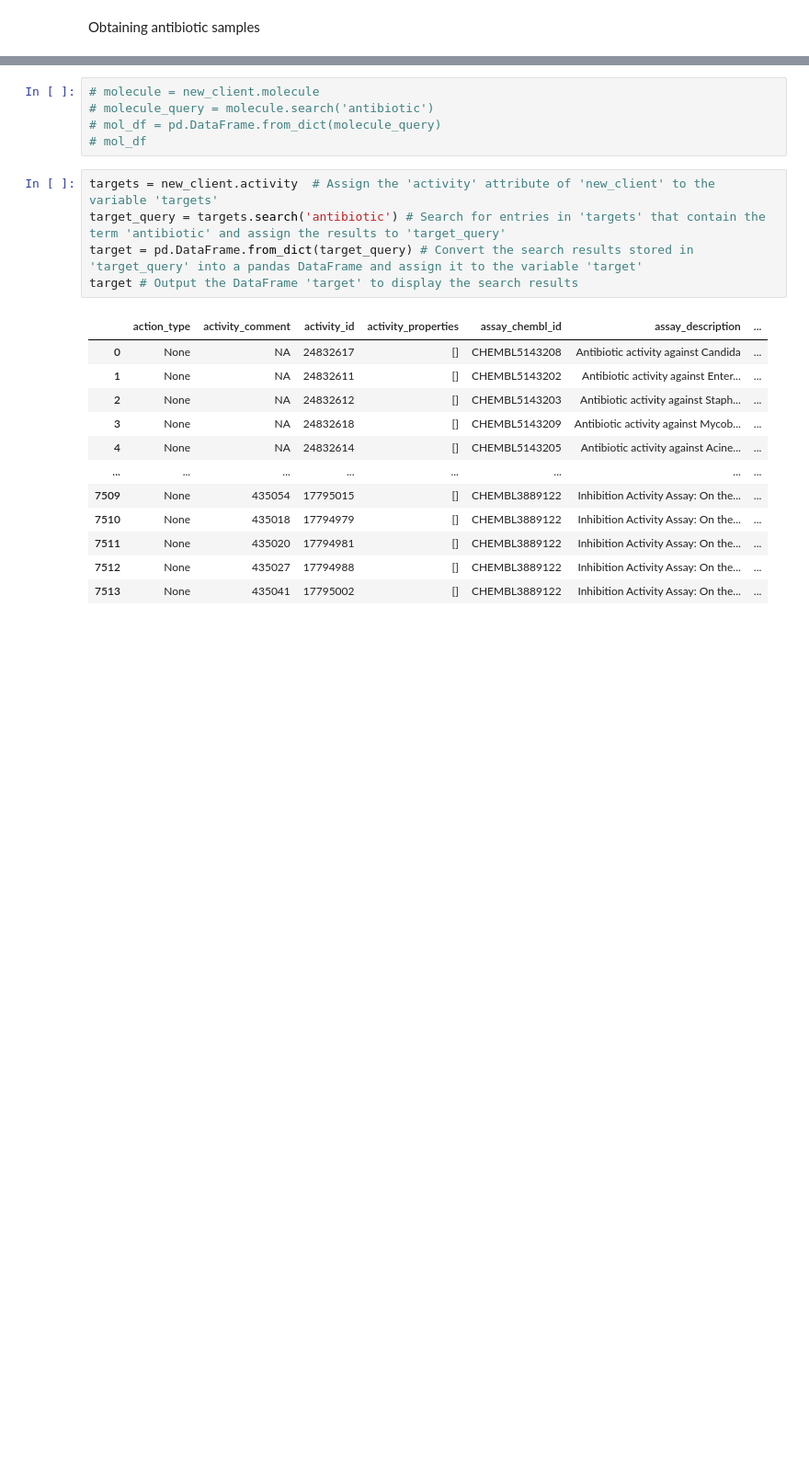
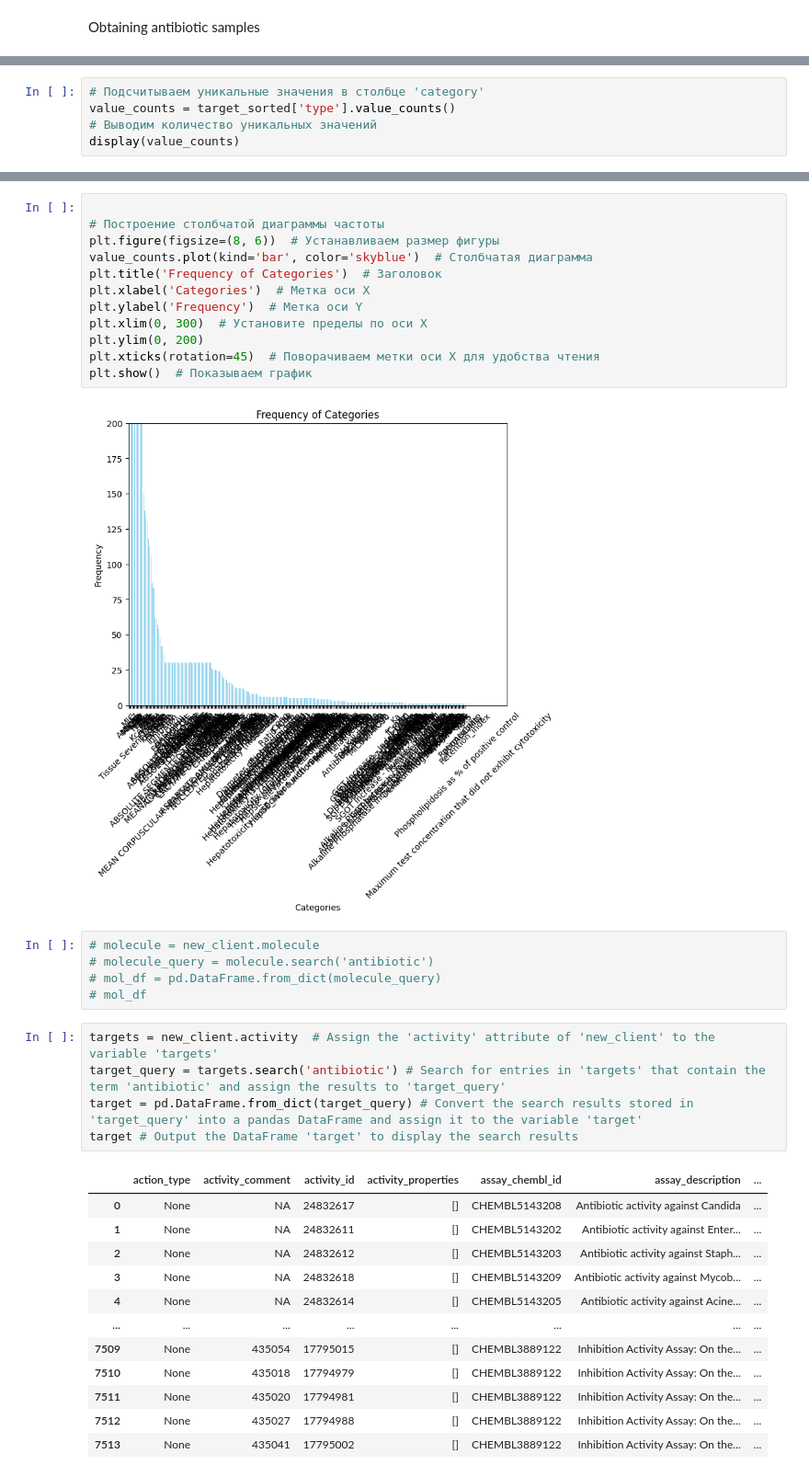
Before and after one commit to Igor-source/Made_code, a Jupyter notebook: Activity_drugs.ipynb, the cells around one changed output, grey strips where cells are left out. Shown at 92% size. Cells and saved outputs as stored; diff of their text form; blank space fills up the shorter version.

```diff
--- a/Activity_drugs.ipynb
+++ b/Activity_drugs.ipynb
@@ -26,0 +76,5 @@ Obtaining antibiotic samples
+# %%
+# Подсчитываем уникальные значения в столбце 'category'
+value_counts = target_sorted['type'].value_counts()
+# Выводим количество уникальных значений
+display(value_counts)
@@ -27,3 +97,17 @@ Obtaining antibiotic samples
+# %%
+
+# Построение столбчатой диаграммы частоты
+plt.figure(figsize=(8, 6))  # Устанавливаем размер фигуры
+value_counts.plot(kind='bar', color='skyblue')  # Столбчатая диаграмма
+plt.title('Frequency of Categories')  # Заголовок
+plt.xlabel('Categories')  # Метка оси X
+plt.ylabel('Frequency')  # Метка оси Y
+plt.xlim(0, 300)  # Установите пределы по оси X
+plt.ylim(0, 200)
+plt.xticks(rotation=45)  # Поворачиваем метки оси X для удобства чтения
+plt.show()  # Показываем график
+# %% [output]
+[figure, added]
 # %%
 # molecule = new_client.molecule
 # molecule_query = molecule.search('antibiotic')
```
Also changed, not shown: parts of 8 cells of this notebook.
